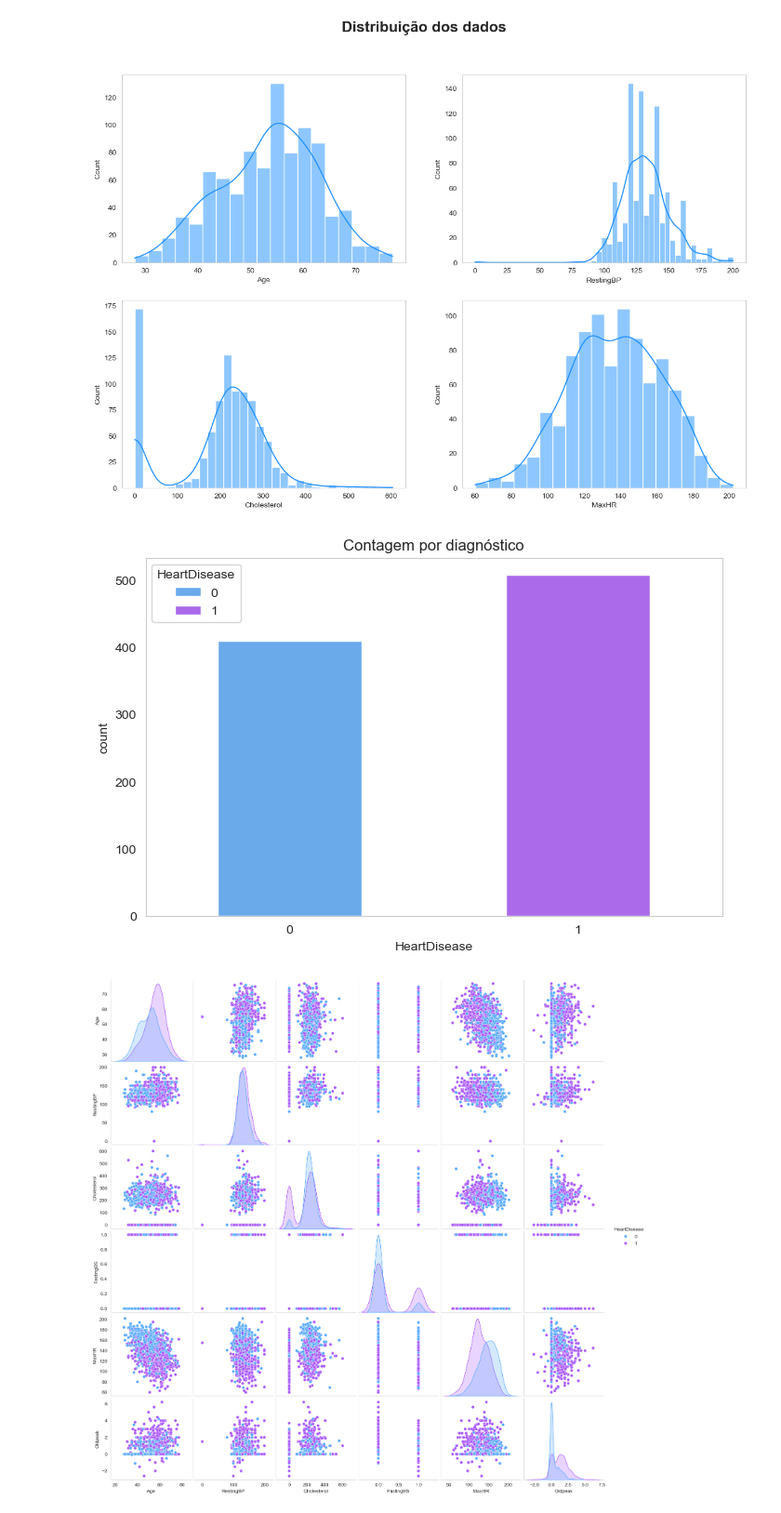
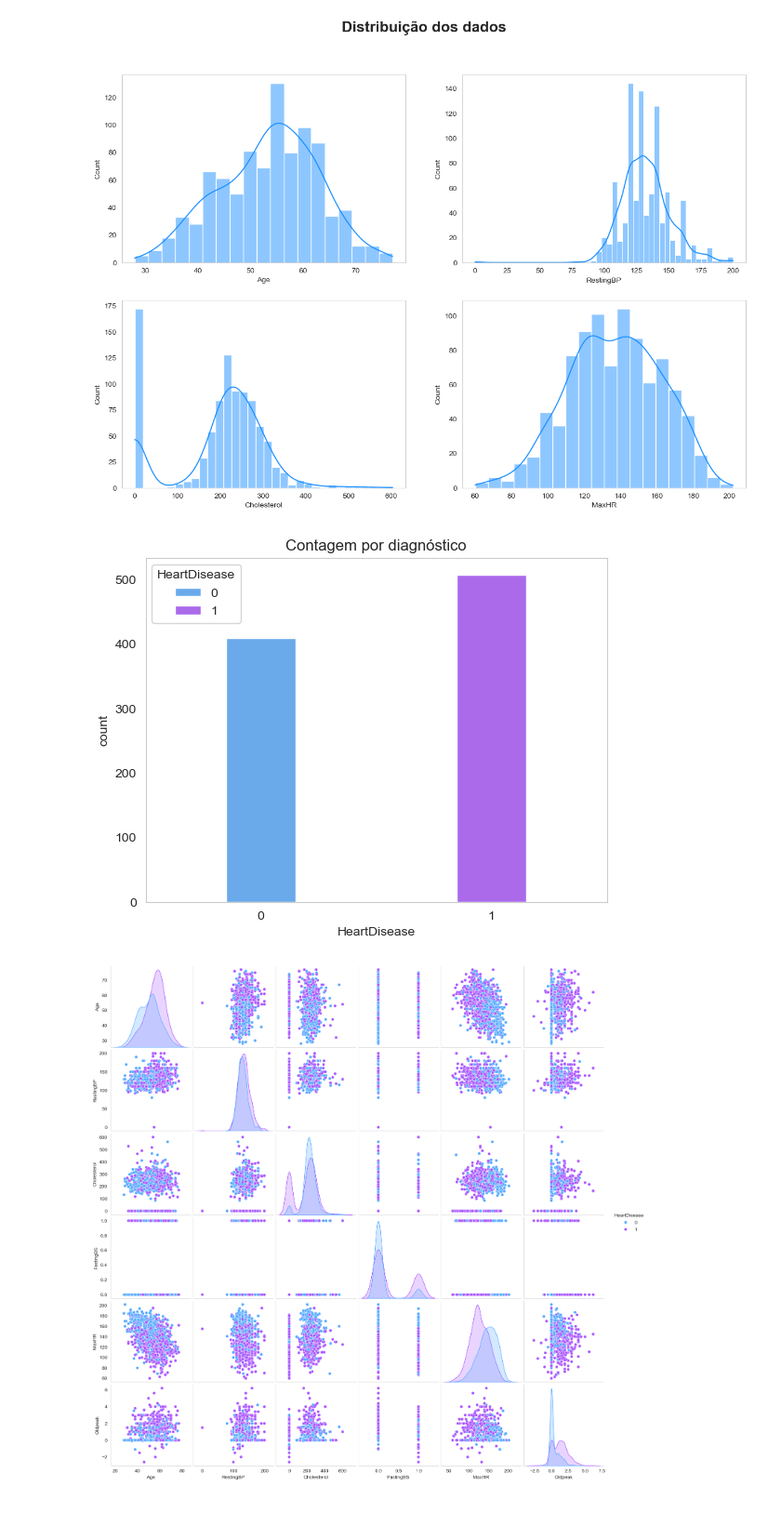
Before and after one commit to phaa/hearth-failure-prediction, a Jupyter notebook: Heart.ipynb, the cells around one changed output. Shown at 93% size. Cells and saved outputs as stored; diff of their text form; code cells hidden in the pictures.

```diff
--- a/Heart.ipynb
+++ b/Heart.ipynb
@@ -193,12 +192,11 @@ plt.show();
 # %% [output]
 [figure]
 # %%
-plt.figure(figsize=(8, 5))
-sns.countplot(x="HeartDisease", data=heart, hue="HeartDisease", palette="cool", width=0.5)
+sns.countplot(x="HeartDisease", data=heart, hue="HeartDisease", palette="cool", width=0.3)
 plt.title("Contagem por diagnóstico")
 plt.show();
 # %% [output]
-[figure, old version]
+[figure, new version]
 # %%
 sns.pairplot(heart, diag_kind="kde", hue="HeartDisease", palette='cool')
 plt.show();
```
Also changed, not shown: parts of 17 cells of this notebook.
